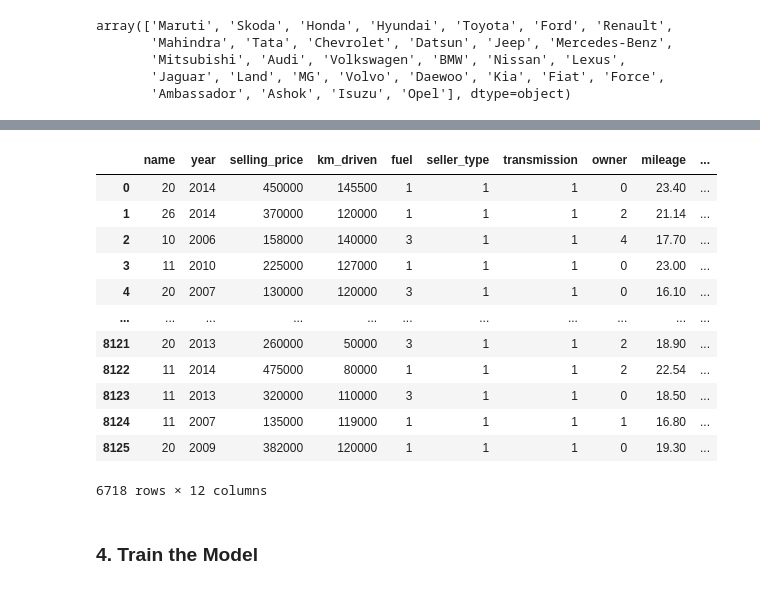
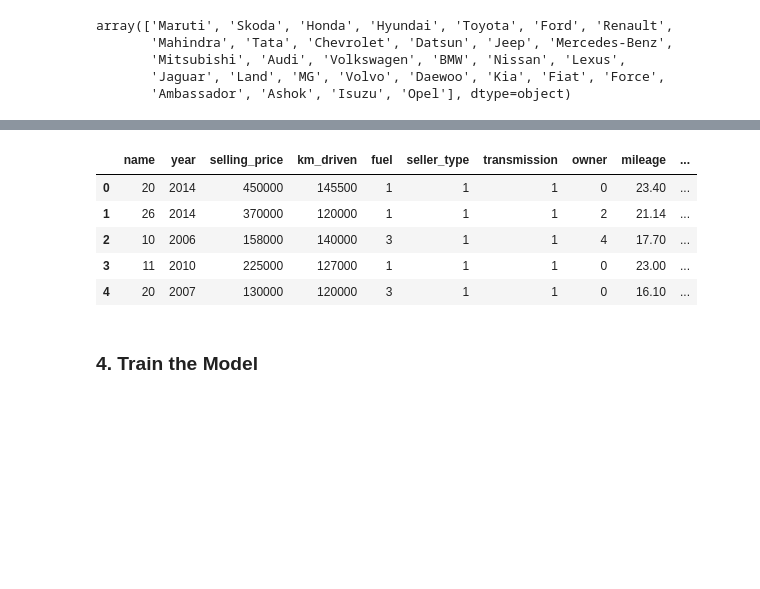
Before and after one commit to thangthewinner/Car_Price_Prediction, a Jupyter notebook: Car_Price_Prediction.ipynb, the cells around one changed output, grey strips where cells are left out. Saved outputs shown, nothing was run; the diff lists cells and outputs as text; code cells hidden in the pictures; blank space fills up the shorter version.

```diff
--- a/Car_Price_Prediction.ipynb
+++ b/Car_Price_Prediction.ipynb
@@ -151,21 +153,14 @@ label_encoder = LabelEncoder()
 for column in categorical_columns:
     cars_data[column] = label_encoder.fit_transform(cars_data[column])
 # %%
-cars_data
+cars_data.head()
 # %% [output]
 |  | name | year | selling_price | km_driven | fuel | seller_type | transmission | owner | mileage | ... |
 | 0 | 20 | 2014 | 450000 | 145500 | 1 | 1 | 1 | 0 | 23.40 | ... |
 | 1 | 26 | 2014 | 370000 | 120000 | 1 | 1 | 1 | 2 | 21.14 | ... |
 | 2 | 10 | 2006 | 158000 | 140000 | 3 | 1 | 1 | 4 | 17.70 | ... |
 | 3 | 11 | 2010 | 225000 | 127000 | 1 | 1 | 1 | 0 | 23.00 | ... |
 | 4 | 20 | 2007 | 130000 | 120000 | 3 | 1 | 1 | 0 | 16.10 | ... |
-| ... | ... | ... | ... | ... | ... | ... | ... | ... | ... | ... |
-| 8121 | 20 | 2013 | 260000 | 50000 | 3 | 1 | 1 | 2 | 18.90 | ... |
-| 8122 | 11 | 2014 | 475000 | 80000 | 1 | 1 | 1 | 2 | 22.54 | ... |
-| 8123 | 11 | 2013 | 320000 | 110000 | 3 | 1 | 1 | 0 | 18.50 | ... |
-| 8124 | 11 | 2007 | 135000 | 119000 | 1 | 1 | 1 | 1 | 16.80 | ... |
-| 8125 | 20 | 2009 | 382000 | 120000 | 1 | 1 | 1 | 0 | 19.30 | ... |
-6718 rows × 12 columns
 # %% [markdown]
 ### 4. Train the Model
 # %%
```
Also changed, not shown: parts of 3 cells of this notebook, 2 other files.
